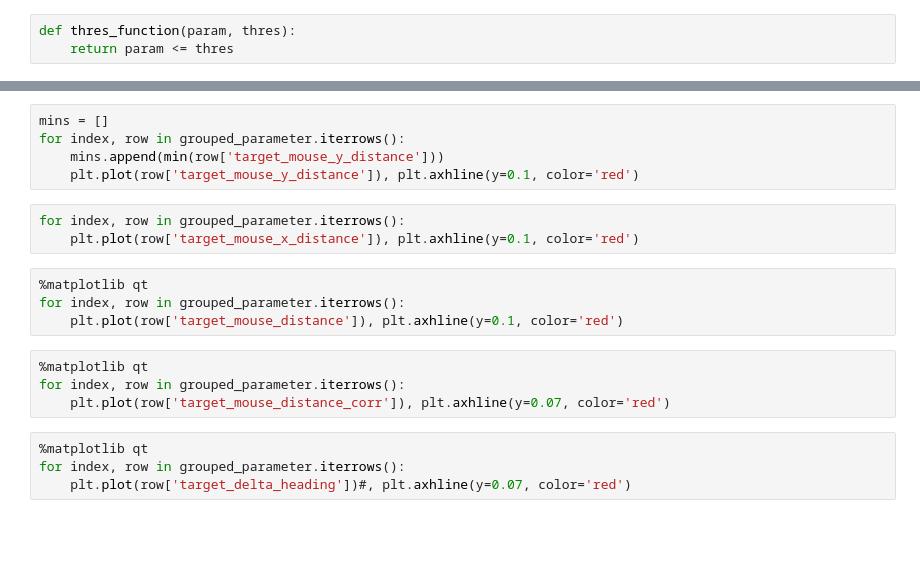
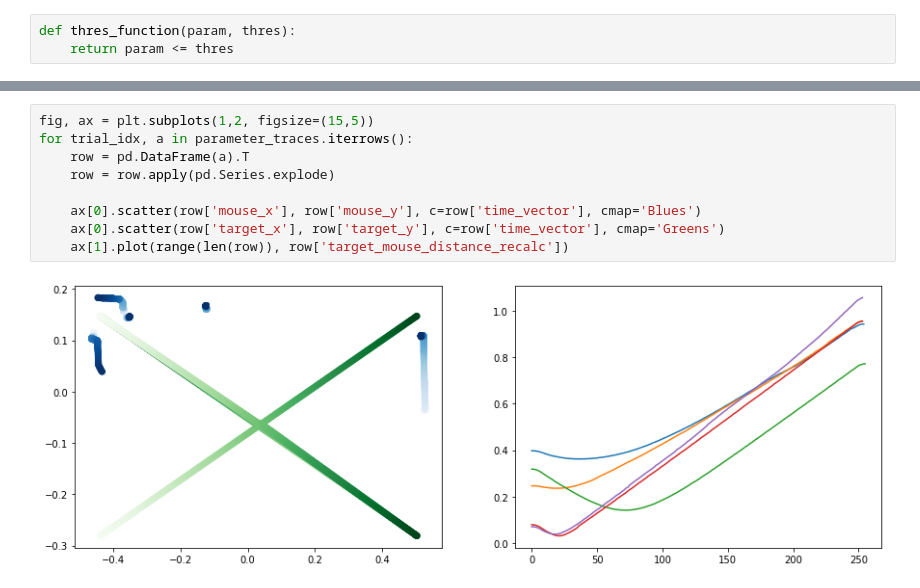
Before and after one commit to drguggiana/prey_capture, a Jupyter notebook: snakemake_scripts/notebooks/Vis_VScreens.ipynb, the cells around one changed output, grey strips where cells are left out. Cells and saved outputs as stored; diff of their text form; blank space fills up the shorter version.

```diff
--- a/snakemake_scripts/notebooks/Vis_VScreens.ipynb
+++ b/snakemake_scripts/notebooks/Vis_VScreens.ipynb
@@ -243,20 +286,11 @@ Text(0, 0.5, 'no. approaches')
-# %%
-mins = []
-for index, row in grouped_parameter.iterrows():
-    mins.append(min(row['target_mouse_y_distance']))
-    plt.plot(row['target_mouse_y_distance']), plt.axhline(y=0.1, color='red')
-# %%
-for index, row in grouped_parameter.iterrows():
-    plt.plot(row['target_mouse_x_distance']), plt.axhline(y=0.1, color='red')
-# %%
-%matplotlib qt
-for index, row in grouped_parameter.iterrows():
-    plt.plot(row['target_mouse_distance']), plt.axhline(y=0.1, color='red')
-# %%
-%matplotlib qt
-for index, row in grouped_parameter.iterrows():
-    plt.plot(row['target_mouse_distance_corr']), plt.axhline(y=0.07, color='red')
-# %%
-%matplotlib qt
-for index, row in grouped_parameter.iterrows():
-    plt.plot(row['target_delta_heading'])#, plt.axhline(y=0.07, color='red')
+# %%
+fig, ax = plt.subplots(1,2, figsize=(15,5))
+for trial_idx, a in parameter_traces.iterrows():
+    row = pd.DataFrame(a).T
+    row = row.apply(pd.Series.explode)
+
+    ax[0].scatter(row['mouse_x'], row['mouse_y'], c=row['time_vector'], cmap='Blues')
+    ax[0].scatter(row['target_x'], row['target_y'], c=row['time_vector'], cmap='Greens')
+    ax[1].plot(range(len(row)), row['target_mouse_distance_recalc'])
+# %% [output]
+[figure, added]
```
Also changed, not shown: parts of 24 cells of this notebook, 1 other file.
